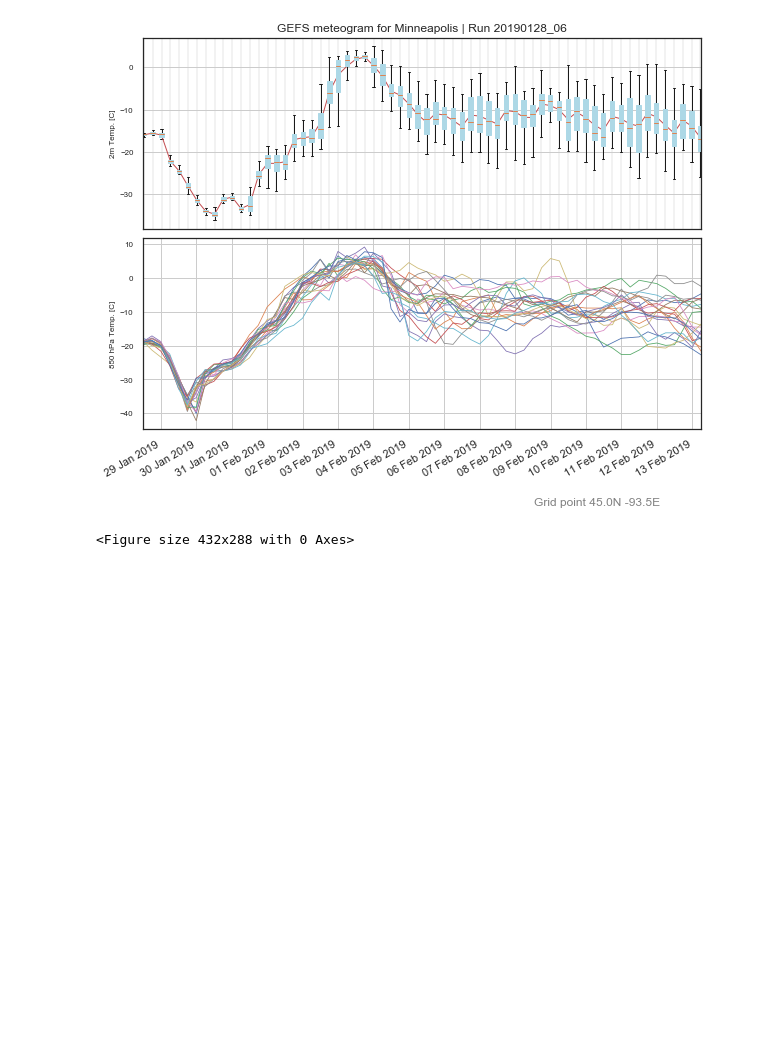
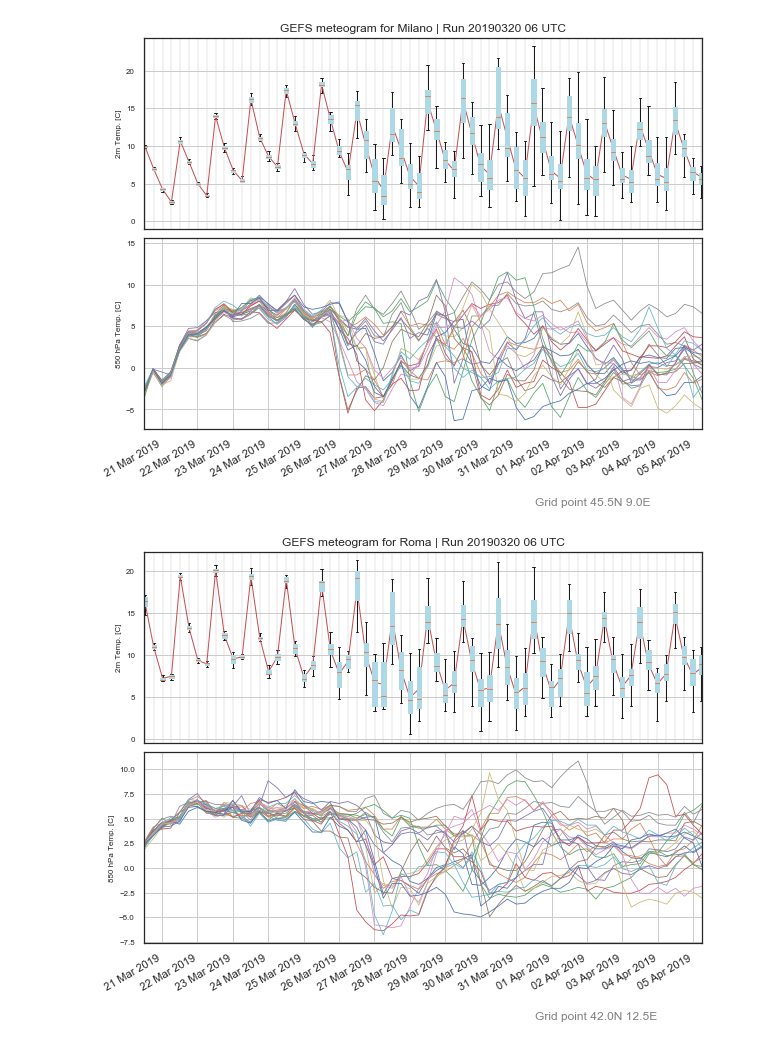
Before and after one commit to guidocioni/gens, a Jupyter notebook: plot_gefs.ipynb, the cells around one changed output. Cells and saved outputs as stored; diff of their text form; code cells hidden in the pictures; blank space fills up the shorter version.

```diff
--- a/plot_gefs.ipynb
+++ b/plot_gefs.ipynb
@@ -136 +15,20 @@ for (city_to_plot,latitude,longitude) in cities:
+# %%
+dset = xr.open_mfdataset(input_files, concat_dim='ens_member').squeeze()
+dset = dset.metpy.parse_cf()
+time = pd.to_datetime(dset['time'].values)
+# Array needed for the box plot
+pos = np.array((time-time[0]) / pd.Timedelta('1 hour')).astype("int")
+# %%
+cities=['Milano','Roma','Palermo']
+data={}
+for city in cities:
+    lon, lat = get_city_coordinates(city)
+    dset_city =  dset.sel(lon=lon, lat=lat, method='nearest').interpolate_na(dim='time')
+    # Recover units which somehow are deleted by interpolate_na,
+    # no idea why....
+    dset_city['t'].attrs['units'] = 'K'
+    dset_city['t'].metpy.convert_units('degC')
+    dset_city['2t'].attrs['units'] = 'K'
+    dset_city['2t'].metpy.convert_units('degC')
+    data[city] = dset_city
 # %%
@@ -189,80 +78,40 @@ ncols=1
 sns.set(style="white")
 
 for city_to_plot in cities:
-    loc = geolocator.geocode(city_to_plot)
-    ilat=np.argmin(abs(lat-loc.latitude))
-    ilon=np.argmin(abs(lon-loc.longitude))
-
-    time=pd.to_datetime(dtime)
-    pos = np.array((time-time[0]) / pd.Timedelta('1 hour')).astype("int")
-
     fig = plt.figure(1, figsize=(10,8))
     ax1=plt.subplot2grid((nrows,ncols), (0,0))
-    ax1.set_title("GEFS meteogram for "+city_to_plot+" | Run "+fileslist[0][fileslist[0].find('_2')+1:fileslist[0].find('_00')])
+    ax1.set_title("GEFS meteogram for "+city_to_plot+" | Run "+(time[0]-np.timedelta64(6,'h')).strftime('%Y%m%d %H UTC'))
 
-    bplot=ax1.boxplot(t_2m_point[city_to_plot].T, patch_artist=True,
+    bplot=ax1.boxplot(data[city_to_plot]['2t'].T, patch_artist=True,
                       showfliers=False, positions=pos, widths=3)
     for box in bplot['boxes']:
         box.set(color='LightBlue')
         box.set(facecolor='LightBlue')
 
-    ax1.plot(pos, np.mean(t_2m_point[city_to_plot], axis=0), 'r-', linewidth=1)
+    ax1.plot(pos, data[city_to_plot]['2t'].mean(dim='ens_member'), 'r-', linewidth=1)
     ax1.set_ylabel("2m Temp. [C]",fontsize=8)
     ax1.yaxis.grid(True)
     ax1.xaxis.grid(True, color='gray', linewidth=0.2)
     ax1.tick_params(axis='y', which='major', labelsize=8)
     ax1.tick_params(axis='x', which='both', bottom=False)
 
-#     ax2=plt.subplot2grid((nrows,ncols), (1,0))
-#     bplot_rain=ax2.boxplot(tot_prec_point[city_to_plot].T, patch_artist=True,
-#                       showfliers=False, positions=pos, widths=3)
-#     for box in bplot_rain['boxes']:
-#         box.set(color='LightBlue')
-#         box.set(facecolor='LightBlue')
-
-#     ax2.plot(pos, np.mean(tot_prec_point[city_to_plot], axis=0), 'r-', linewidth=1)
-#     ax2.set_ylim(bottom=0)
-#     ax2b = ax2.twinx()
-#     ax2b.plot(pos, np.mean(snow_point[city_to_plot]*100, axis=0), '*',color='purple')
-#     ax2b.set_ylabel("Snow probability",fontsize=8)
-#     ax2b.set_ylim(10, 100)
-#     ax2.yaxis.grid(True)
-#     ax2.set_ylabel("Precipitation [mm]",fontsize=8)
-#     ax2.xaxis.grid(True, color='gray', linewidth=0.2)
-#     ax2.tick_params(axis='y', which='major', labelsize=8)
-#     ax2b.tick_params(axis='y', which='major', labelsize=8)
-
-#     ax3=plt.subplot2grid((nrows,ncols), (2,0))
-#     bplot_wind=ax3.boxplot(wind_speed_10m_point[city_to_plot].T, patch_artist=True,
-#                       showfliers=False, positions=pos, widths=3)
-#     for box in bplot_wind['boxes']:
-#         box.set(color='LightBlue')
-#         box.set(facecolor='LightBlue')
-#     ax3.plot(pos, np.mean(wind_speed_10m_point[city_to_plot], axis=0), 'r-', linewidth=1)
-
-#     ax3.yaxis.grid(True)
-#     ax3.set_ylabel("Wind speed [km/h]",fontsize=8)
-#     ax3.tick_params(axis='y', which='major', labelsize=8)
-#     ax3.set_ylim(bottom=0)
-#     ax3.xaxis.grid(True, color='gray', linewidth=0.2)
-
     ax4=plt.subplot2grid((nrows,ncols), (1,0))
-    ax4.plot_date(time, t_850hpa_point[city_to_plot][:,:].T, '-',linewidth=0.8)
-    ax4.set_xlim(dtime[0],dtime[-1])
+    ax4.plot(time, data[city_to_plot]['t'].T, '-',linewidth=0.8)
+    ax4.set_xlim(time[0],time[-1])
     ax4.set_ylabel("850 hPa Temp. [C]",fontsize=8)
     ax4.tick_params(axis='y', which='major', labelsize=8)
     ax4.yaxis.grid(True)
     ax4.xaxis.grid(True)
     ax4.xaxis.set_major_locator(mdates.DayLocator())
     ax4.xaxis.set_major_formatter(DateFormatter('%d %b %Y'))
 
-    ax4.annotate('Grid point %3.1fN %3.1fE' % (lat[ilat], lon[ilon]), xy=(0.7, -0.4), xycoords='axes fraction', color="gray")
+    ax4.annotate('Grid point %3.1fN %3.1fE' % (data[city_to_plot].lat, data[city_to_plot].lon),
+                 xy=(0.7, -0.4), xycoords='axes fraction', color="gray")
 
     fig.subplots_adjust(hspace=0.05)
     fig.autofmt_xdate()
-    plt.savefig('meteogram_cold.png',dpi=120,bbox_inches='tight')
+    #plt.savefig('meteogram_cold.png',dpi=120,bbox_inches='tight')
     plt.show()
-    plt.clf()
 # %% [output]
-[figure, old version]
+[figure, new version]
-<Figure size 432x288 with 0 Axes>
+[figure, added]
```
Also changed, not shown: parts of 13 cells of this notebook, 5 other files.
